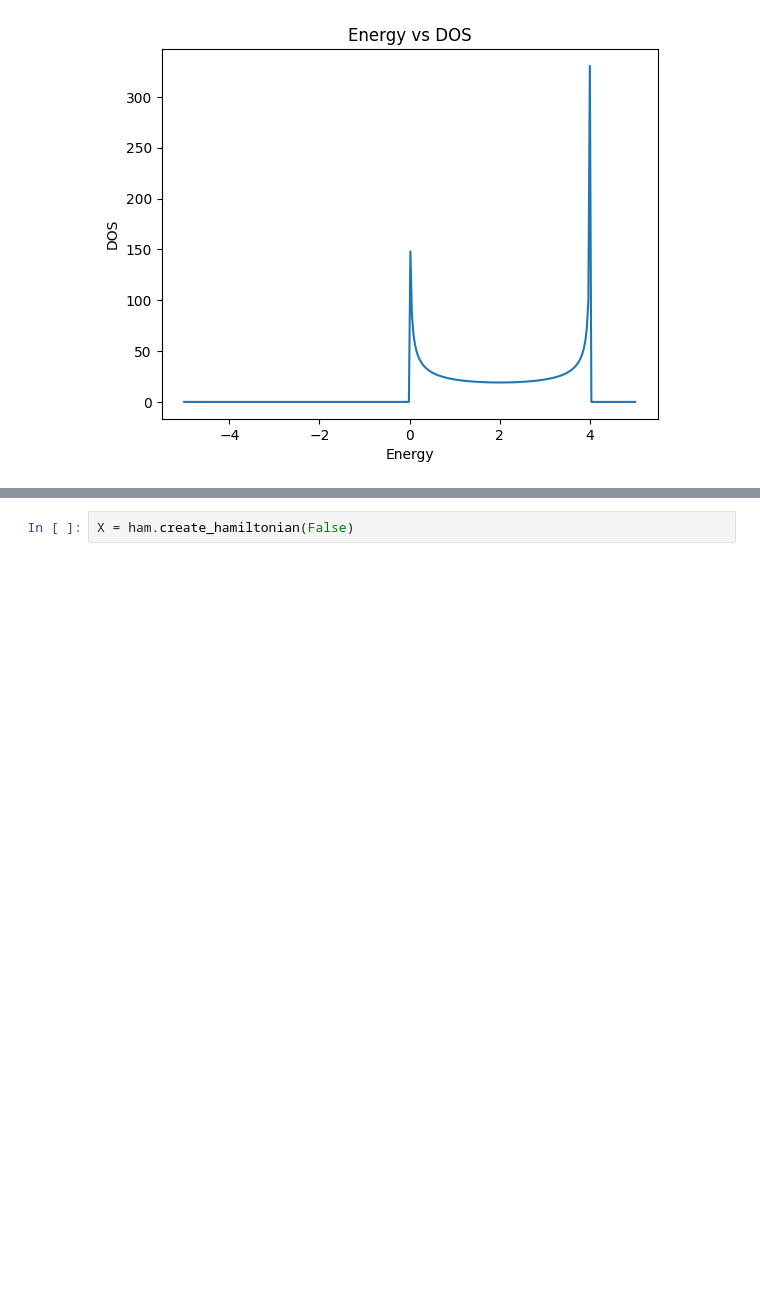
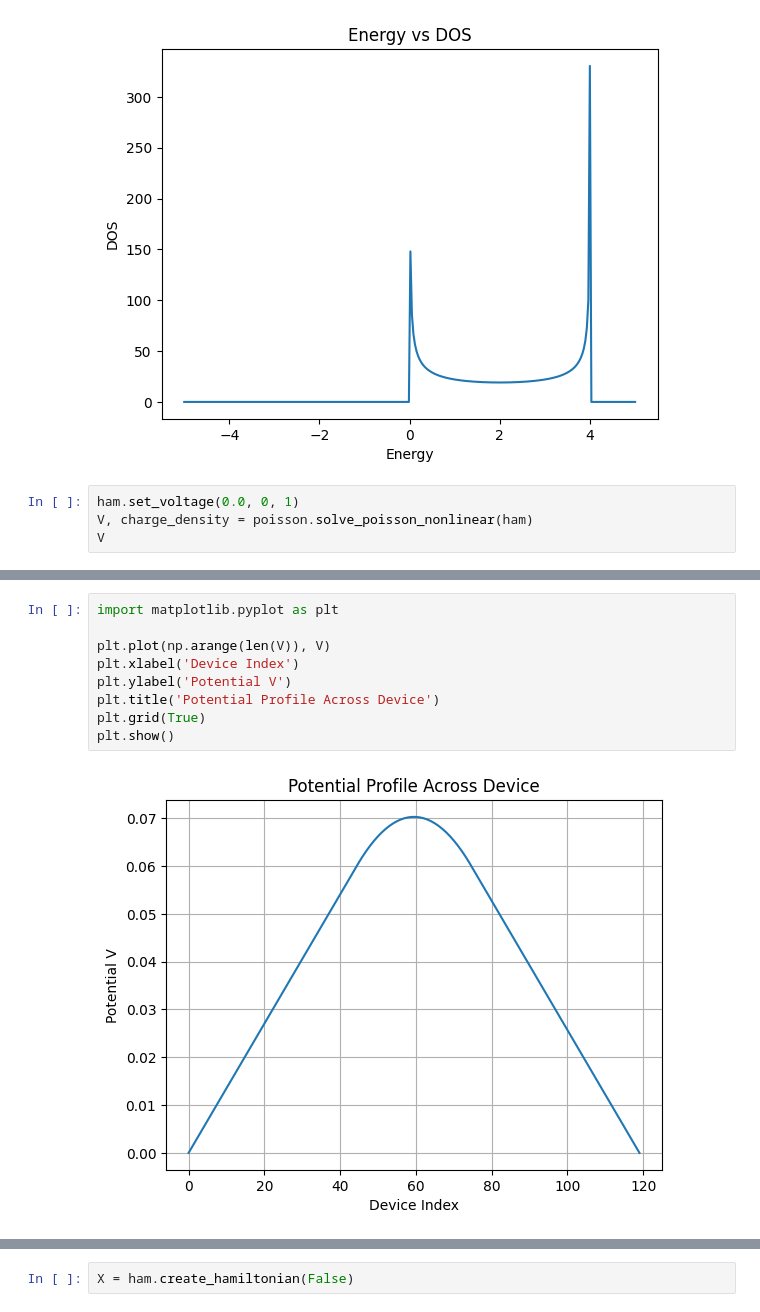
Before and after one commit to nandandiwan/transistorNEGF, a Jupyter notebook: src/test_systems/test.ipynb, the cells around one changed output, grey strips where cells are left out. Cells and saved outputs as stored; diff of their text form; blank space fills up the shorter version.

Commit message:
poisson solver, tests, etc

```diff
--- a/src/test_systems/test.ipynb
+++ b/src/test_systems/test.ipynb
@@ -32,3 +34,7 @@ plt.title('Energy vs DOS')
 plt.show()
 # %% [output]
 [figure]
+# %%
+ham.set_voltage(0.0, 0, 1)
+V, charge_density = poisson.solve_poisson_nonlinear(ham)
+V
@@ -35 +63,12 @@ plt.show()
+# %%
+import matplotlib.pyplot as plt
+
+plt.plot(np.arange(len(V)), V)
+plt.xlabel('Device Index')
+plt.ylabel('Potential V')
+plt.title('Potential Profile Across Device')
+plt.grid(True)
+plt.show()
+# %% [output]
+[figure, added]
 # %%
```
Also changed, not shown: parts of 15 cells of this notebook, 4 other files.
